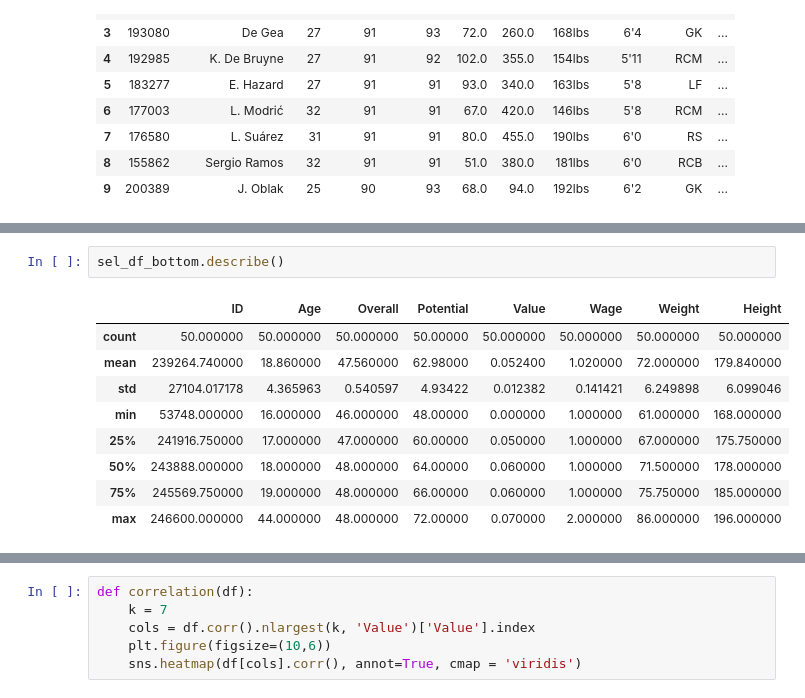
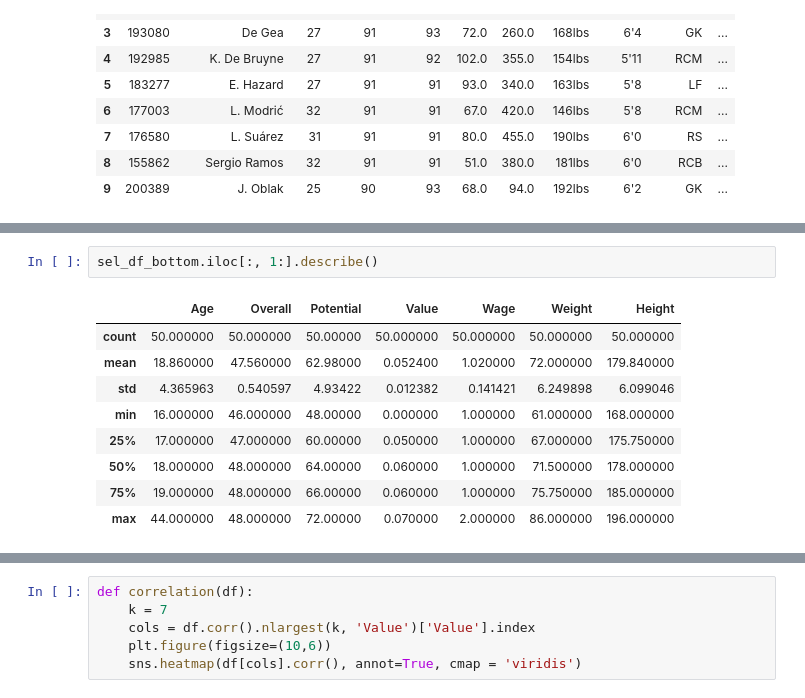
Before and after one commit to alperenkumru/EDA-FIFA-19, a Jupyter notebook: EDA Fifa 19.ipynb, the cells around one changed output, grey strips where cells are left out. Saved outputs shown, nothing was run; the diff lists cells and outputs as text.

```diff
--- a/EDA Fifa 19.ipynb
+++ b/EDA Fifa 19.ipynb
@@ -287,12 +284,12 @@ sel_df_top.describe()
 # %%
-sel_df_bottom.describe()
+sel_df_bottom.iloc[:, 1:].describe()
 # %% [output]
-|  | ID | Age | Overall | Potential | Value | Wage | Weight | Height |
-| count | 50.000000 | 50.000000 | 50.000000 | 50.00000 | 50.000000 | 50.000000 | 50.000000 | 50.000000 |
-| mean | 239264.740000 | 18.860000 | 47.560000 | 62.98000 | 0.052400 | 1.020000 | 72.000000 | 179.840000 |
-| std | 27104.017178 | 4.365963 | 0.540597 | 4.93422 | 0.012382 | 0.141421 | 6.249898 | 6.099046 |
-| min | 53748.000000 | 16.000000 | 46.000000 | 48.00000 | 0.000000 | 1.000000 | 61.000000 | 168.000000 |
-| 25% | 241916.750000 | 17.000000 | 47.000000 | 60.00000 | 0.050000 | 1.000000 | 67.000000 | 175.750000 |
-| 50% | 243888.000000 | 18.000000 | 48.000000 | 64.00000 | 0.060000 | 1.000000 | 71.500000 | 178.000000 |
-| 75% | 245569.750000 | 19.000000 | 48.000000 | 66.00000 | 0.060000 | 1.000000 | 75.750000 | 185.000000 |
-| max | 246600.000000 | 44.000000 | 48.000000 | 72.00000 | 0.070000 | 2.000000 | 86.000000 | 196.000000 |
+|  | Age | Overall | Potential | Value | Wage | Weight | Height |
+| count | 50.000000 | 50.000000 | 50.00000 | 50.000000 | 50.000000 | 50.000000 | 50.000000 |
+| mean | 18.860000 | 47.560000 | 62.98000 | 0.052400 | 1.020000 | 72.000000 | 179.840000 |
+| std | 4.365963 | 0.540597 | 4.93422 | 0.012382 | 0.141421 | 6.249898 | 6.099046 |
+| min | 16.000000 | 46.000000 | 48.00000 | 0.000000 | 1.000000 | 61.000000 | 168.000000 |
+| 25% | 17.000000 | 47.000000 | 60.00000 | 0.050000 | 1.000000 | 67.000000 | 175.750000 |
+| 50% | 18.000000 | 48.000000 | 64.00000 | 0.060000 | 1.000000 | 71.500000 | 178.000000 |
+| 75% | 19.000000 | 48.000000 | 66.00000 | 0.060000 | 1.000000 | 75.750000 | 185.000000 |
+| max | 44.000000 | 48.000000 | 72.00000 | 0.070000 | 2.000000 | 86.000000 | 196.000000 |
```
Also changed, not shown: parts of 31 cells of this notebook.
